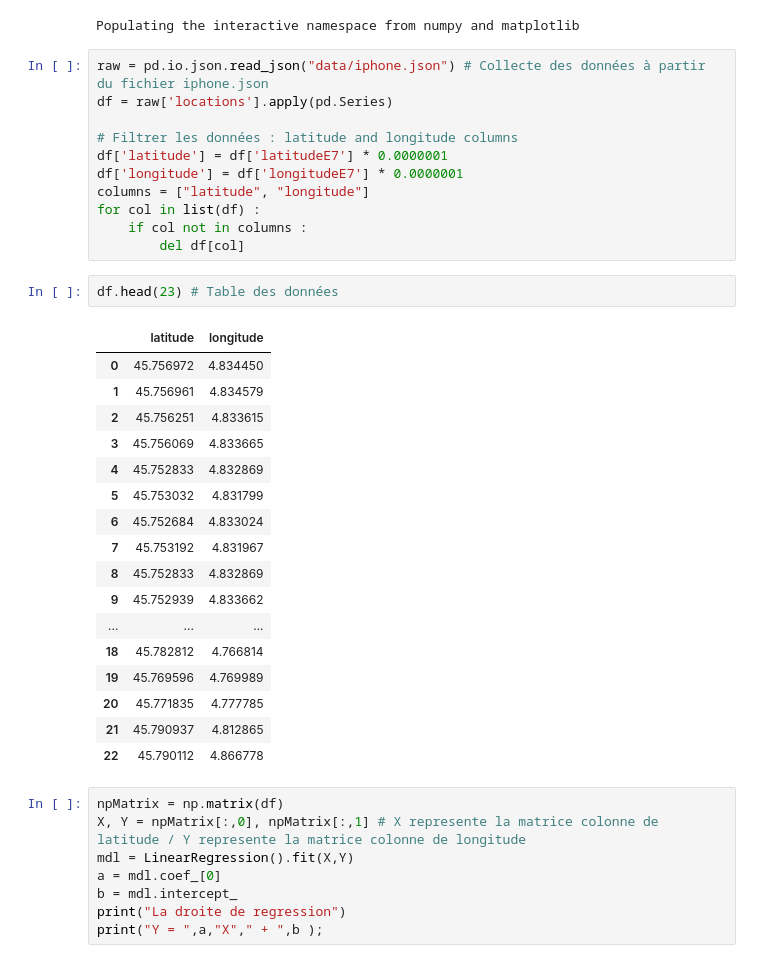
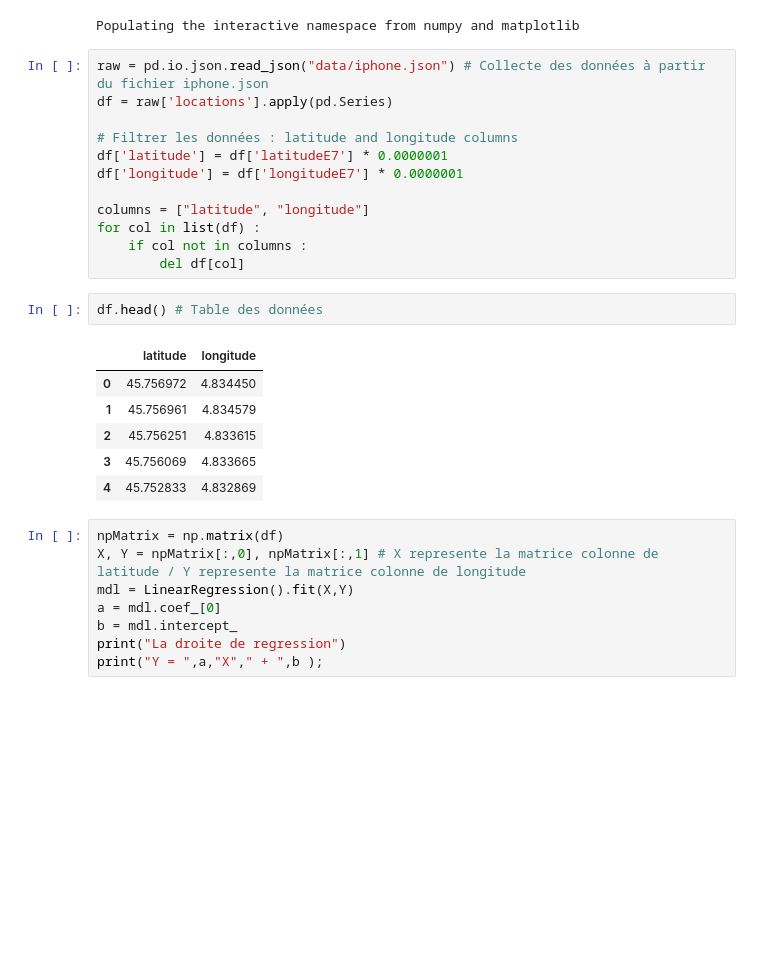
Before and after one commit to AmigoCap/PredicTrajec, a Jupyter notebook: PredictionTrajectoire.ipynb, the cells around one changed output. Cells and saved outputs as stored; diff of their text form; blank space fills up the shorter version.

```diff
--- a/PredictionTrajectoire.ipynb
+++ b/PredictionTrajectoire.ipynb
@@ -63,30 +63,20 @@ df = raw['locations'].apply(pd.Series)
 # Filtrer les données : latitude and longitude columns
 df['latitude'] = df['latitudeE7'] * 0.0000001
 df['longitude'] = df['longitudeE7'] * 0.0000001
+
 columns = ["latitude", "longitude"]
 for col in list(df) :
 	if col not in columns :
 		del df[col]
 # %%
-df.head(23) # Table des données
+df.head() # Table des données
 # %% [output]
 |  | latitude | longitude |
 | 0 | 45.756972 | 4.834450 |
 | 1 | 45.756961 | 4.834579 |
 | 2 | 45.756251 | 4.833615 |
 | 3 | 45.756069 | 4.833665 |
 | 4 | 45.752833 | 4.832869 |
-| 5 | 45.753032 | 4.831799 |
-| 6 | 45.752684 | 4.833024 |
-| 7 | 45.753192 | 4.831967 |
-| 8 | 45.752833 | 4.832869 |
-| 9 | 45.752939 | 4.833662 |
-| ... | ... | ... |
-| 18 | 45.782812 | 4.766814 |
-| 19 | 45.769596 | 4.769989 |
-| 20 | 45.771835 | 4.777785 |
-| 21 | 45.790937 | 4.812865 |
-| 22 | 45.790112 | 4.866778 |
 # %%
 npMatrix = np.matrix(df)
 X, Y = npMatrix[:,0], npMatrix[:,1] # X represente la matrice colonne de latitude / Y represente la matrice colonne de longitude
```
Also changed, not shown: parts of 13 cells of this notebook, 1 other file.
